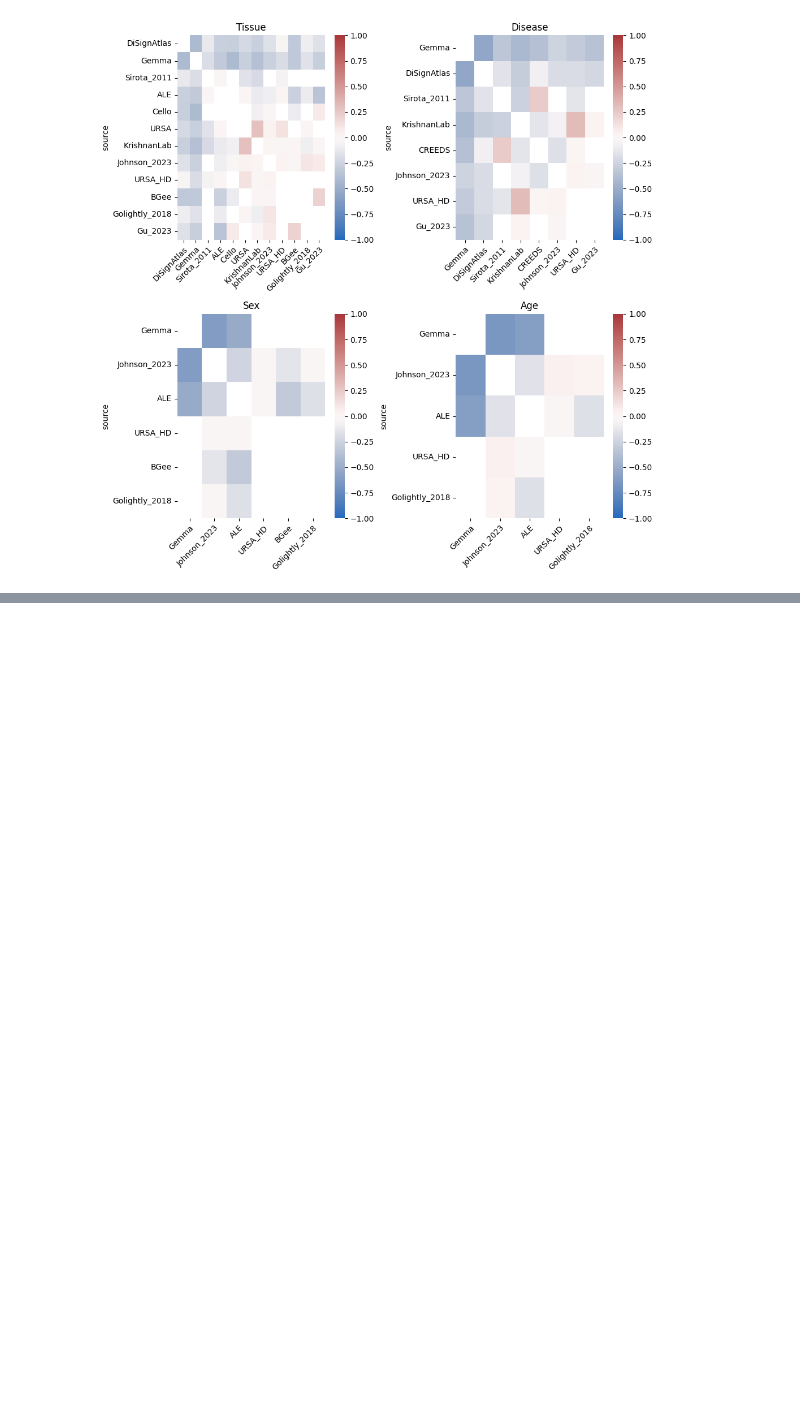
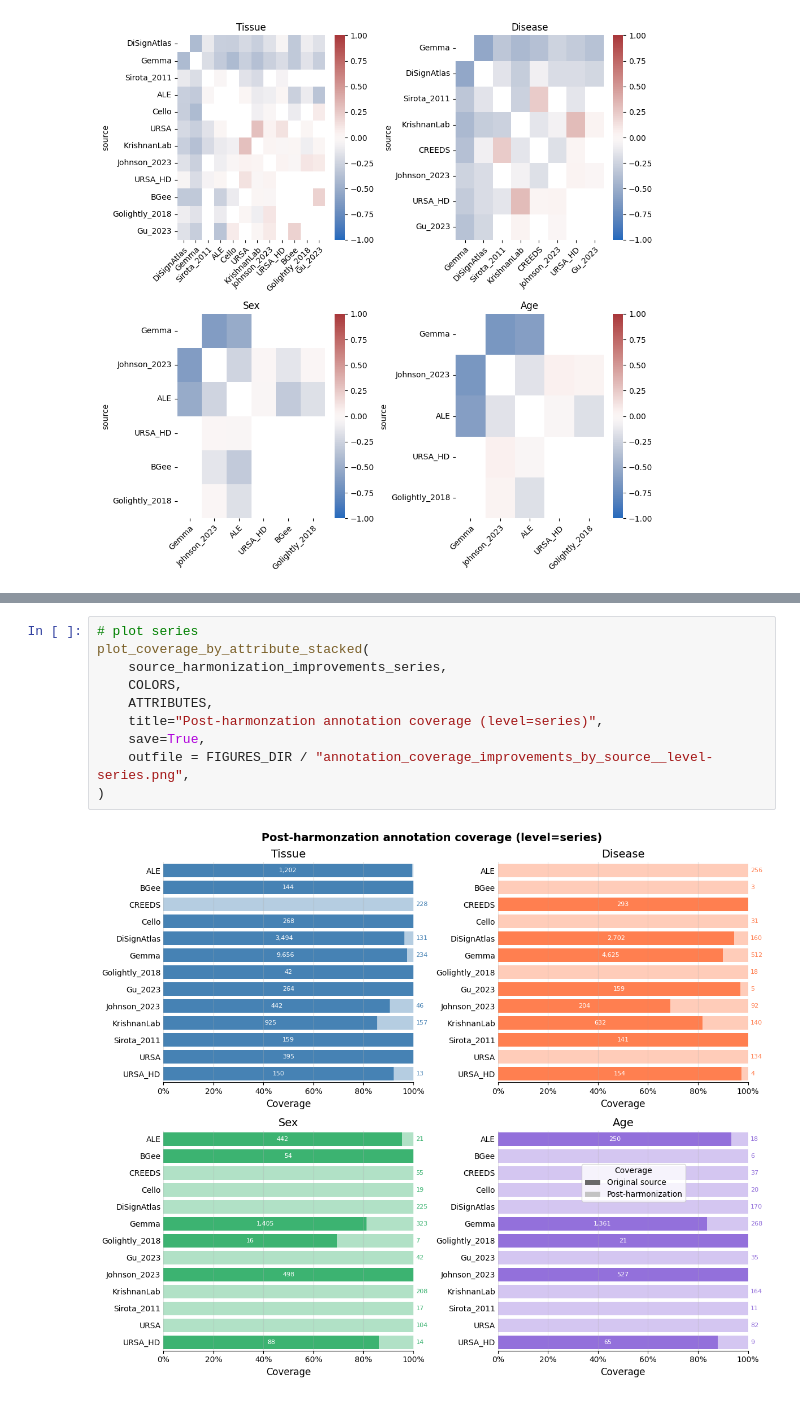
Before and after one commit to krishnanlab/meta-hq, a Jupyter notebook: notebook/manuscript_figures.ipynb, the cells around one changed output, grey strips where cells are left out. Drawn from its saved outputs; the diff is of its cells as text; blank space fills up the shorter version.

```diff
--- a/notebook/manuscript_figures.ipynb
+++ b/notebook/manuscript_figures.ipynb
@@ -1031,0 +1398,12 @@ plot_overlap_heatmap(
+# %%
+# plot series
+plot_coverage_by_attribute_stacked(
+    source_harmonization_improvements_series,
+    COLORS,
+    ATTRIBUTES,
+    title="Post-harmonzation annotation coverage (level=series)",
+    save=True,
+    outfile = FIGURES_DIR / "annotation_coverage_improvements_by_source__level-series.png",
+)
+# %% [output]
+[figure, added]
```
Also changed, not shown: parts of 79 cells of this notebook.
